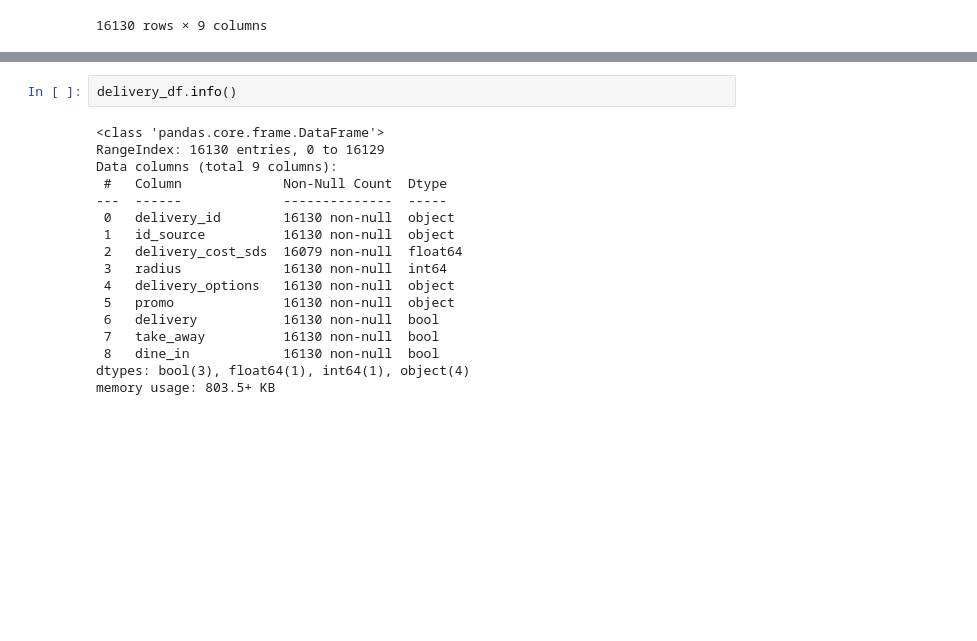
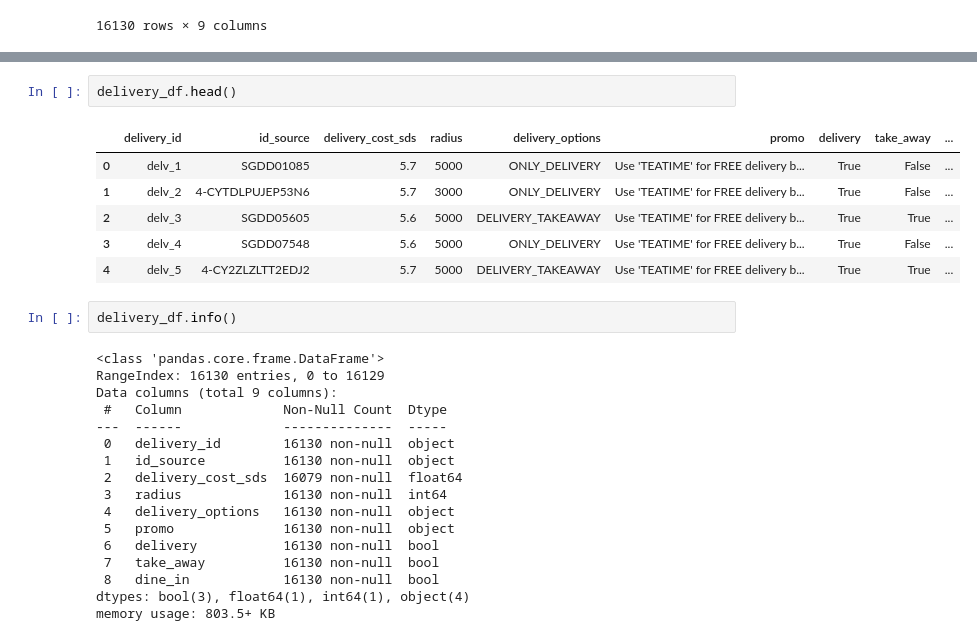
Before and after one commit to HassanHosain/grab_restaurant_analysis, a Jupyter notebook: rosni_grab_restaurant.ipynb, the cells around one changed output, grey strips where cells are left out. Cells and saved outputs as stored; diff of their text form; blank space fills up the shorter version.

```diff
--- a/rosni_grab_restaurant.ipynb
+++ b/rosni_grab_restaurant.ipynb
@@ -492,6 +492,15 @@ delivery_df.iloc[5850:5862]
 | 5859 | delv_5866 | 4-C2D3G3CETKLEEJ | 4.1 | 5000 | DELIVERY_TAKEAWAY | No Promotion available | True | True | ... |
 | 5860 | delv_5867 | 4-CZLGVNAHAN2DCJ | 5.0 | 4000 | ONLY_DELIVERY | Discounted Items | True | False | ... |
 | 5861 | delv_5868 | 4-CYN1J3KTRKLWAJ | 4.1 | 4993 | DELIVERY_TAKEAWAY | Use 'TEATIME' for FREE delivery b... | True | True | ... |
+# %%
+delivery_df.head()
+# %% [output]
+|  | delivery_id | id_source | delivery_cost_sds | radius | delivery_options | promo | delivery | take_away | ... |
+| 0 | delv_1 | SGDD01085 | 5.7 | 5000 | ONLY_DELIVERY | Use 'TEATIME' for FREE delivery b... | True | False | ... |
+| 1 | delv_2 | 4-CYTDLPUJEP53N6 | 5.7 | 3000 | ONLY_DELIVERY | Use 'TEATIME' for FREE delivery b... | True | False | ... |
+| 2 | delv_3 | SGDD05605 | 5.6 | 5000 | DELIVERY_TAKEAWAY | Use 'TEATIME' for FREE delivery b... | True | True | ... |
+| 3 | delv_4 | SGDD07548 | 5.6 | 5000 | ONLY_DELIVERY | Use 'TEATIME' for FREE delivery b... | True | False | ... |
+| 4 | delv_5 | 4-CY2ZLZLTT2EDJ2 | 5.7 | 5000 | DELIVERY_TAKEAWAY | Use 'TEATIME' for FREE delivery b... | True | True | ... |
 # %%
 delivery_df.info()
 # %% [output]
```
